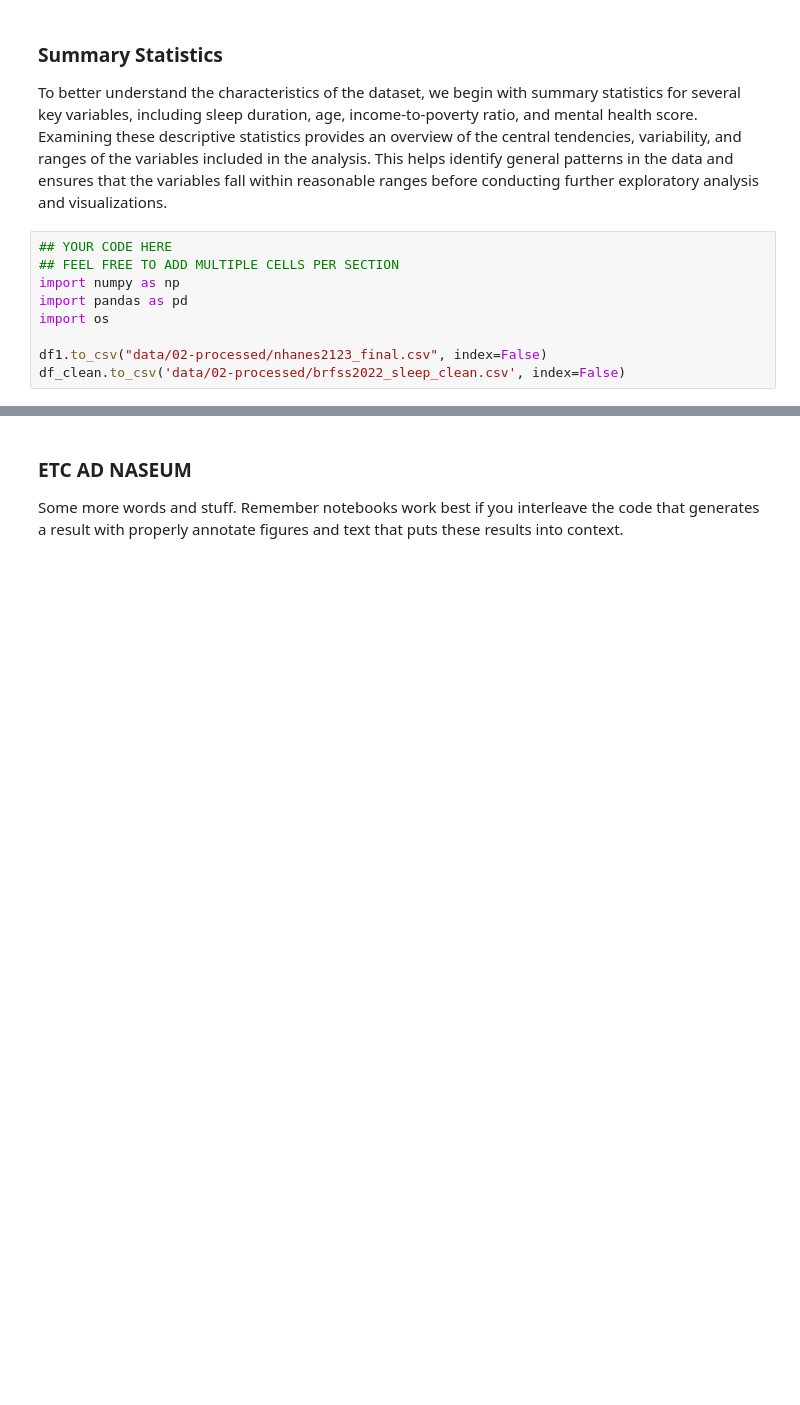
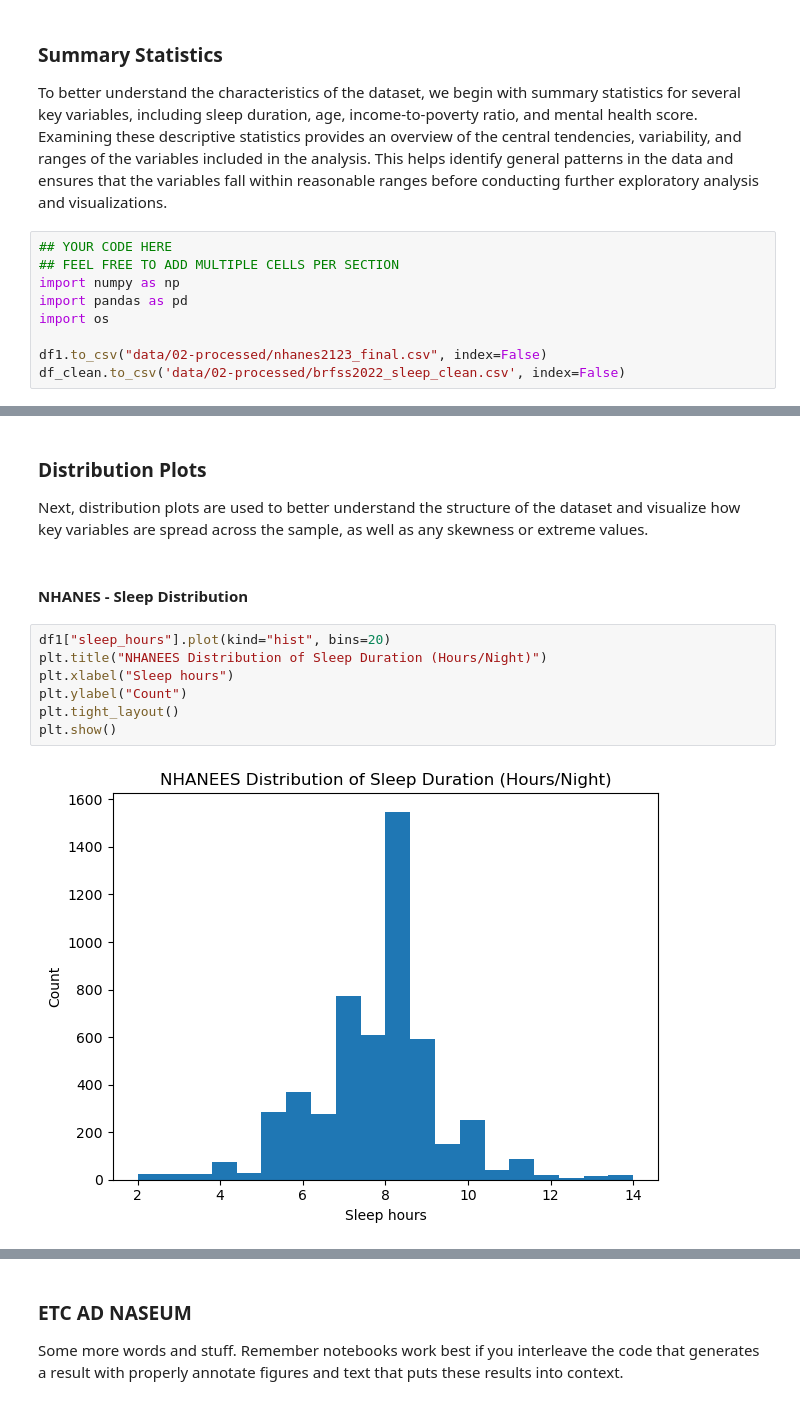
Before and after one commit to COGS108/Group150_WI26, a Jupyter notebook: 03-FinalProject.ipynb, the cells around one changed output, grey strips where cells are left out. Cells and saved outputs as stored; diff of their text form; blank space fills up the shorter version.

Commit message:
EDA - Summary Statistics and Distribution Plots

```diff
--- a/03-FinalProject.ipynb
+++ b/03-FinalProject.ipynb
@@ -582,0 +607,14 @@ Some more words and stuff.  Remember notebooks work best if you interleave the c
+# %% [markdown]
+### Distribution Plots
+Next, distribution plots are used to better understand the structure of the dataset and visualize how key variables are spread across the sample, as well as any skewness or extreme values.
+# %% [markdown]
+#### NHANES - Sleep Distribution
+# %%
+df1["sleep_hours"].plot(kind="hist", bins=20)
+plt.title("NHANEES Distribution of Sleep Duration (Hours/Night)")
+plt.xlabel("Sleep hours")
+plt.ylabel("Count")
+plt.tight_layout()
+plt.show()
+# %% [output]
+[figure, added]
```
Also changed, not shown: parts of 27 cells of this notebook.
